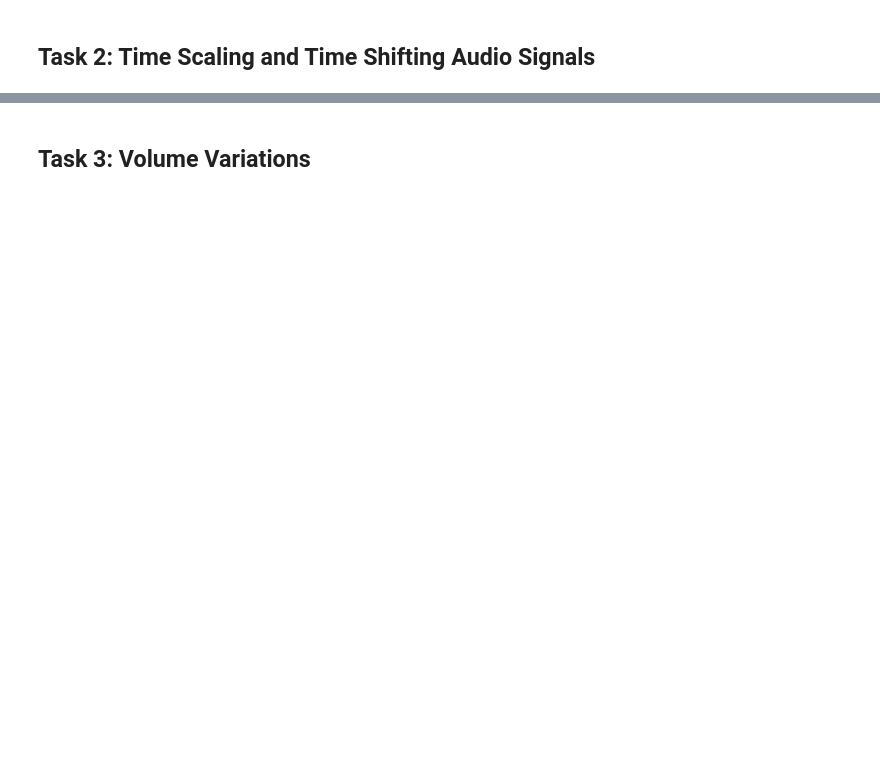
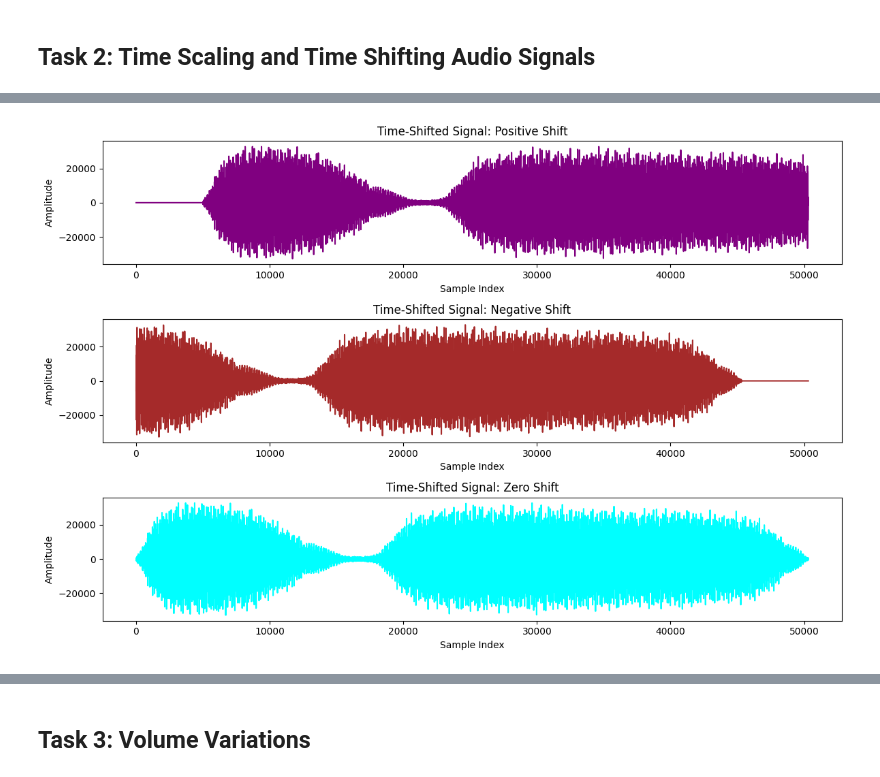
Before and after one commit to wmhst7/TECHIN513, a Jupyter notebook: Lab1/Lab1_Template.ipynb, the cells around one changed output, grey strips where cells are left out. Cells and saved outputs as stored; diff of their text form; code cells hidden in the pictures; blank space fills up the shorter version.

```diff
--- a/Lab1/Lab1_Template.ipynb
+++ b/Lab1/Lab1_Template.ipynb
@@ -171,0 +310,32 @@ def time_shift(signal, b):
+# %%
+# your code goes here
+
+shifted_positive = time_shift(train_audio, 5000)  # Positive shift
+shifted_negative = time_shift(train_audio, -5000)  # Negative shift
+shifted_zero = time_shift(train_audio, 0)  # Zero shift
+
+# Visualize time-shifted signals
+plt.figure(figsize=(12, 8))
+
+plt.subplot(3, 1, 1)
+plt.plot(shifted_positive, color="purple")
+plt.title("Time-Shifted Signal: Positive Shift")
+plt.xlabel("Sample Index")
+plt.ylabel("Amplitude")
+
+plt.subplot(3, 1, 2)
+plt.plot(shifted_negative, color="brown")
+plt.title("Time-Shifted Signal: Negative Shift")
+plt.xlabel("Sample Index")
+plt.ylabel("Amplitude")
+
+plt.subplot(3, 1, 3)
+plt.plot(shifted_zero, color="cyan")
+plt.title("Time-Shifted Signal: Zero Shift")
+plt.xlabel("Sample Index")
+plt.ylabel("Amplitude")
+
+plt.tight_layout()
+plt.show()
+# %% [output]
+[figure, added]
```
Also changed, not shown: parts of 22 cells of this notebook, 8 other files.
